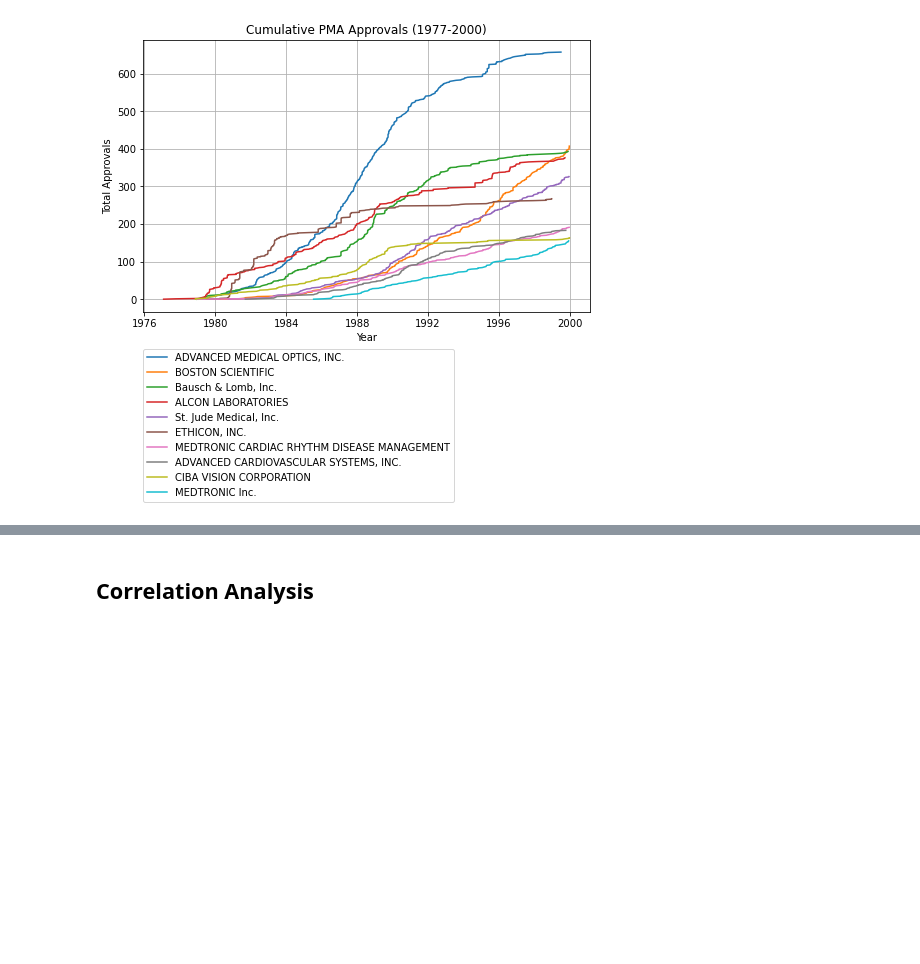
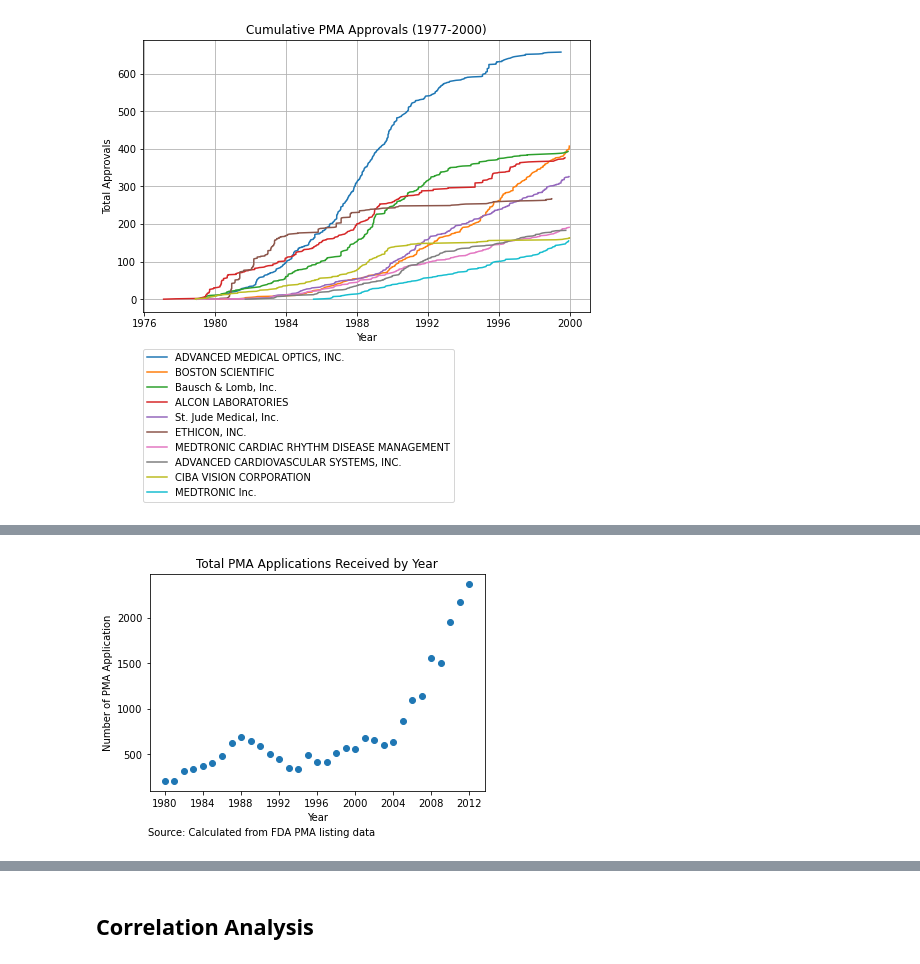
Before and after one commit to BriceB-20/Medical-Device-Project, a Jupyter notebook: Industry_Analysis.ipynb, the cells around one changed output, grey strips where cells are left out. Saved outputs shown, nothing was run; the diff lists cells and outputs as text; code cells hidden in the pictures; blank space fills up the shorter version.

```diff
--- a/Industry_Analysis.ipynb
+++ b/Industry_Analysis.ipynb
@@ -456 +483,5 @@ pma_activity_popular(raw_pma.loc[raw_pma.DATERECEIVED.between(datetime(1977, 1,
+# %%
+decision_time_list = pma_decisions(pma_df=raw_pma.loc[raw_pma.DATERECEIVED.between(datetime(1980, 1, 1), datetime(2013, 1, 1))], offset_code="AS", title="Total PMA Applications Received by Year", ylabel="Number of PMA Application", median=False)
+# %% [output]
+[figure, added]
 # %%
```
Also changed, not shown: parts of 6 cells of this notebook.
